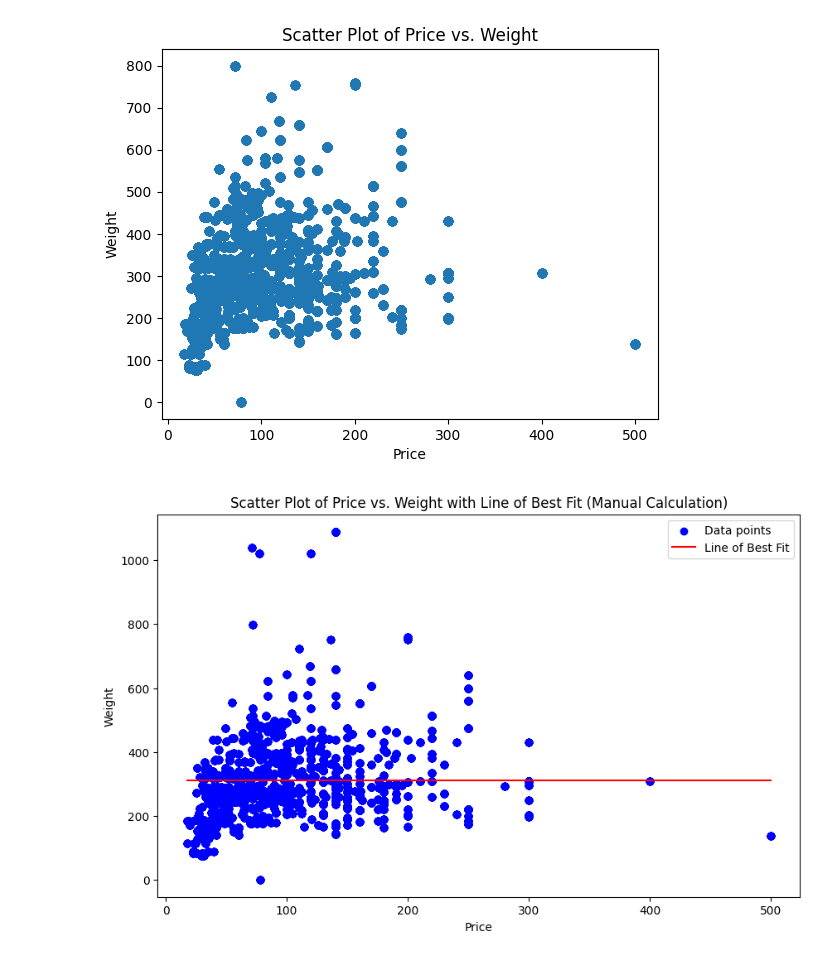
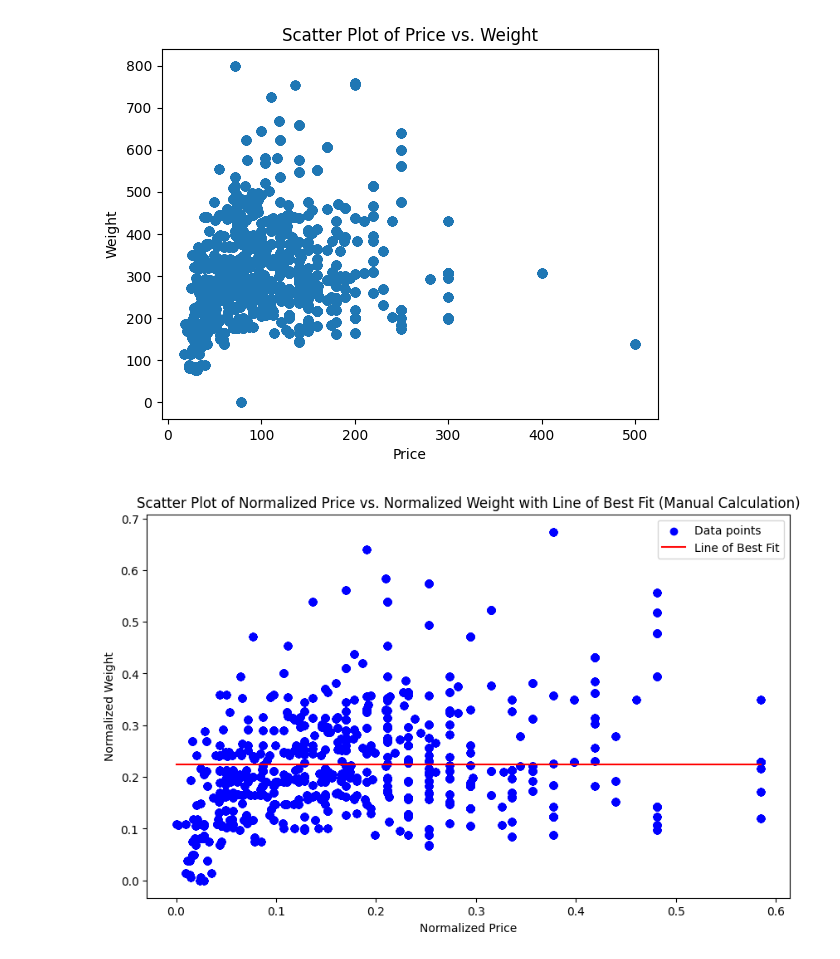
Before and after one commit to christopherhsuu/HMTCS, a Jupyter notebook: machinelearning1.ipynb, the cells around one changed output. Saved outputs shown, nothing was run; the diff lists cells and outputs as text; code cells hidden in the pictures.

```diff
--- a/machinelearning1.ipynb
+++ b/machinelearning1.ipynb
@@ -45,41 +45,43 @@ plt.show()
 # %% [output]
 [figure]
 # %%
-filtered_df = df[df['weight'] < 2000]
+import numpy as np
+import pandas as pd
+import matplotlib.pyplot as plt
 
-# Extract X and Y from the filtered DataFrame
-X = filtered_df['price'].values.reshape(-1, 1)
-y = filtered_df['weight'].values
+# Normalize first
+df['price'] = (df['price'] - df['price'].min()) / (df['price'].max() - df['price'].min())
+df['weight'] = (df['weight'] - df['weight'].min()) / (df['weight'].max() - df['weight'].min())
 
-# Ensure the arrays are not empty
-if X.size == 0 or y.size == 0:
-    raise ValueError("X or y is empty after filtering. Adjust the threshold.")
+# Filter after normalizing
+filtered_df = df[(df['weight'] < 1) & (df['price'] < 1)]
 
-# Calculate the means of X and Y
+X = filtered_df['price'].values.reshape(-1, 1)  # Reshape for sklearn
+y = filtered_df['weight'].values  # Target variable from the same filtered DataFrame
+
+# Manual calculation of linear regression parameters
 x_mean = np.mean(X)
 y_mean = np.mean(y)
 
-# Calculate the terms needed for the numerator and denominator of beta_1
 numerator = np.sum((X - x_mean) * (y - y_mean))
 denominator = np.sum((X - x_mean) ** 2)
 
-# Calculate coefficients (slope and intercept)
 beta_1 = numerator / denominator
 beta_0 = y_mean - beta_1 * x_mean
 
-# Generate predictions across the observed range for the line of best fit
+# Generate fit line
 X_fit = np.linspace(X.min(), X.max(), 100)
 y_fit = beta_0 + beta_1 * X_fit
 
 # Plotting
 plt.figure(figsize=(10, 6))
 plt.scatter(X, y, color='blue', label='Data points')
 plt.plot(X_fit, y_fit, color='red', label='Line of Best Fit')
-plt.xlabel('Price')
-plt.ylabel('Weight')
-plt.title('Scatter Plot of Price vs. Weight with Line of Best Fit (Manual Calculation)')
+plt.xlabel('Normalized Price')
+plt.ylabel('Normalized Weight')
+plt.title('Scatter Plot of Normalized Price vs. Normalized Weight with Line of Best Fit (Manual Calculation)')
 plt.legend()
 plt.show()
 # %% [output]
-[figure, old version]
+[figure, new version]
 # %%
```
Also changed, not shown: parts of 6 cells of this notebook, 3 other files.
